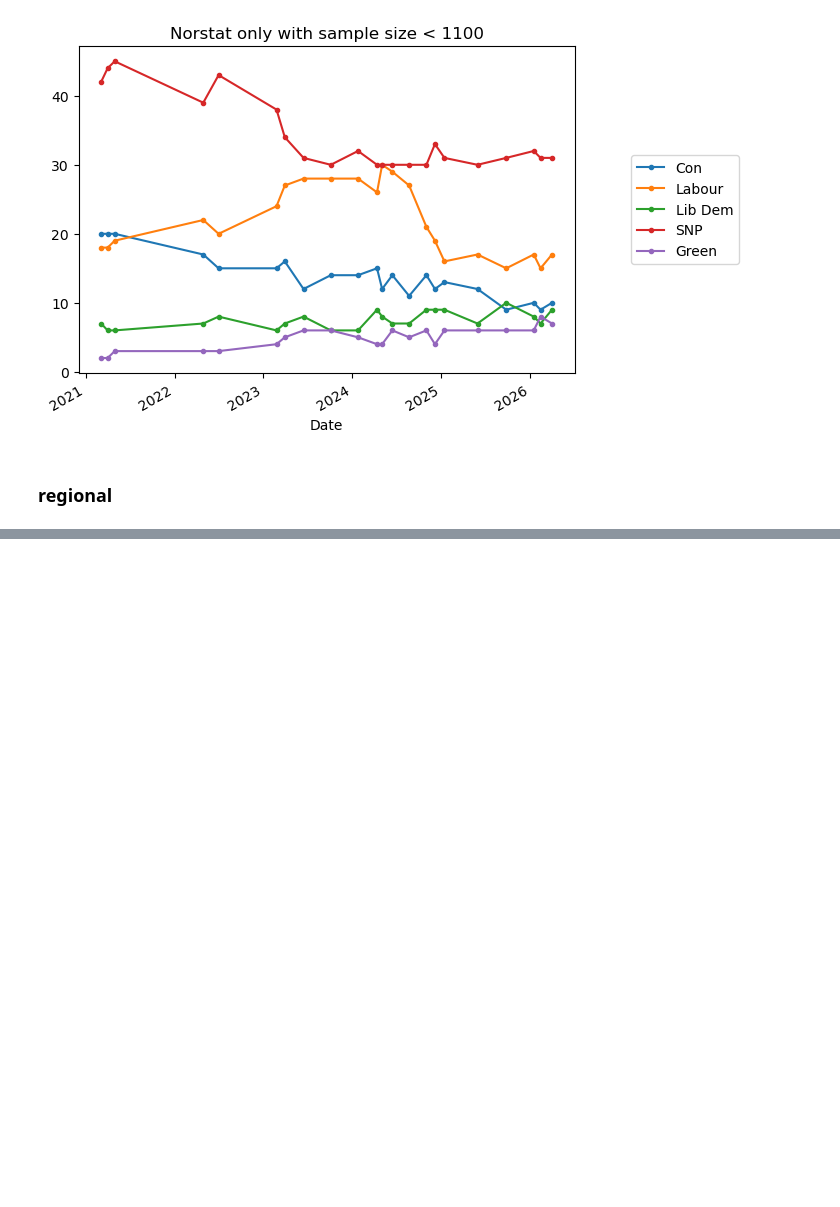
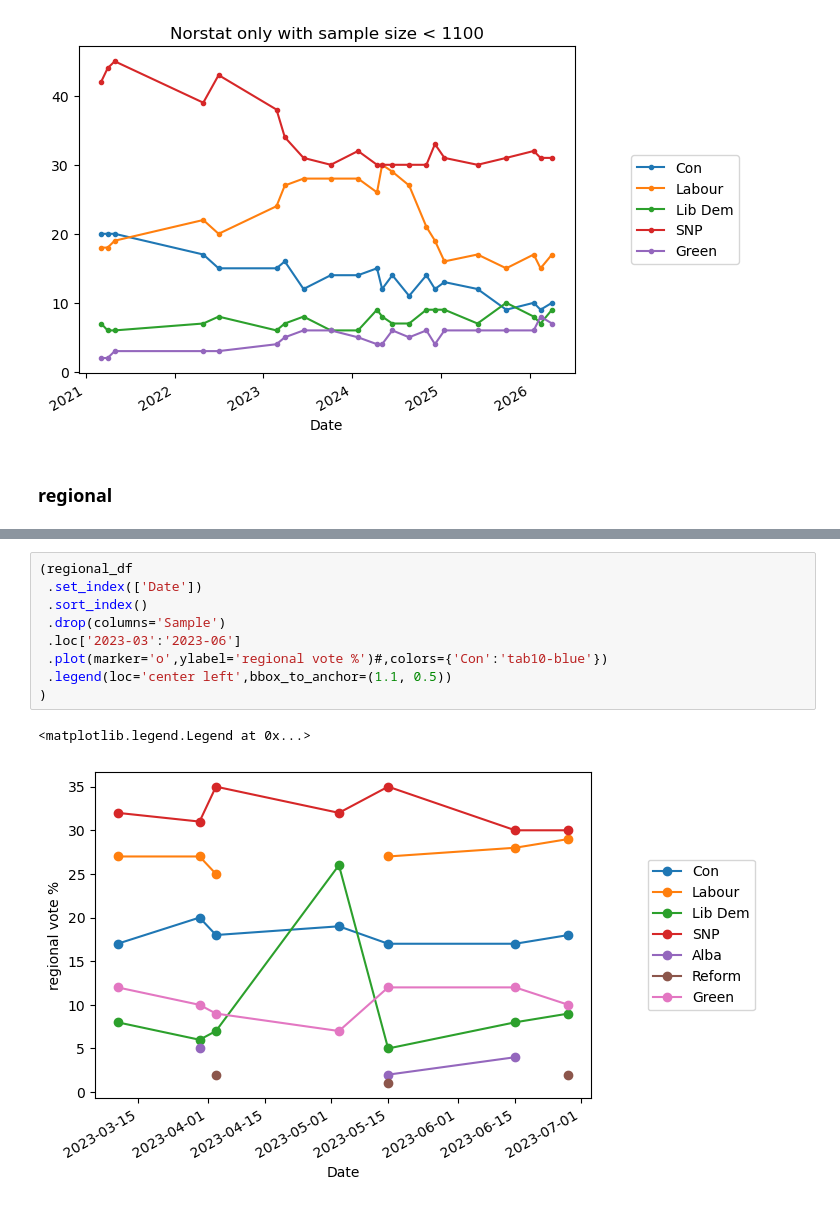
Before and after one commit to stelios-c/uk_votes, a Jupyter notebook: scottish_may2026.ipynb, the cells around one changed output, grey strips where cells are left out. Saved outputs shown, nothing was run; the diff lists cells and outputs as text; blank space fills up the shorter version.

```diff
--- a/scottish_may2026.ipynb
+++ b/scottish_may2026.ipynb
@@ -106,0 +114,12 @@ memory usage: 9.0+ KB
+# %%
+(regional_df
+ .set_index(['Date'])
+ .sort_index()
+ .drop(columns='Sample')
+ .loc['2023-03':'2023-06']
+ .plot(marker='o',ylabel='regional vote %')#,colors={'Con':'tab10-blue'})
+ .legend(loc='center left',bbox_to_anchor=(1.1, 0.5))
+)
+# %% [output]
+<matplotlib.legend.Legend at 0x...>
+[figure, added]
```
Also changed, not shown: parts of 6 cells of this notebook.
